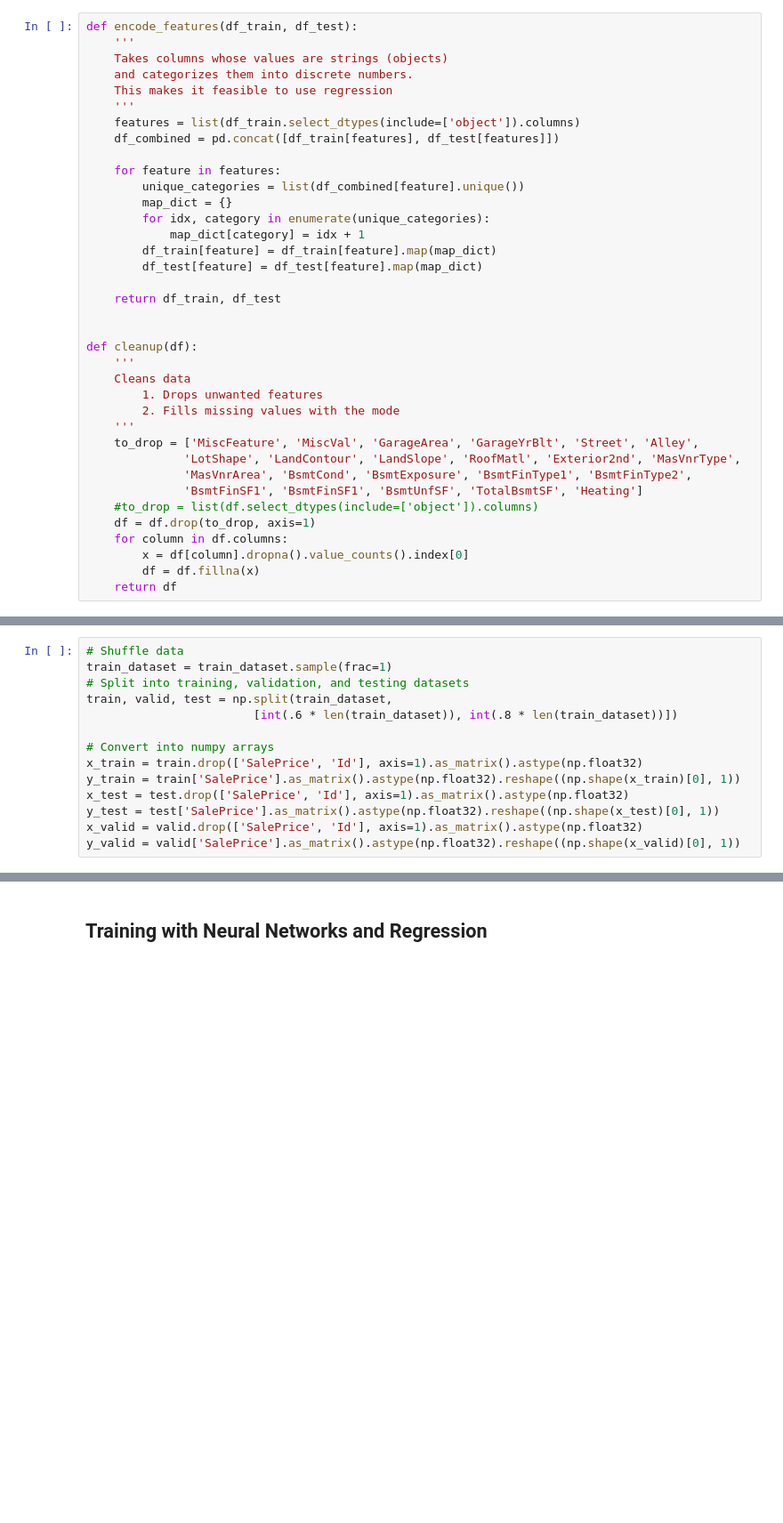
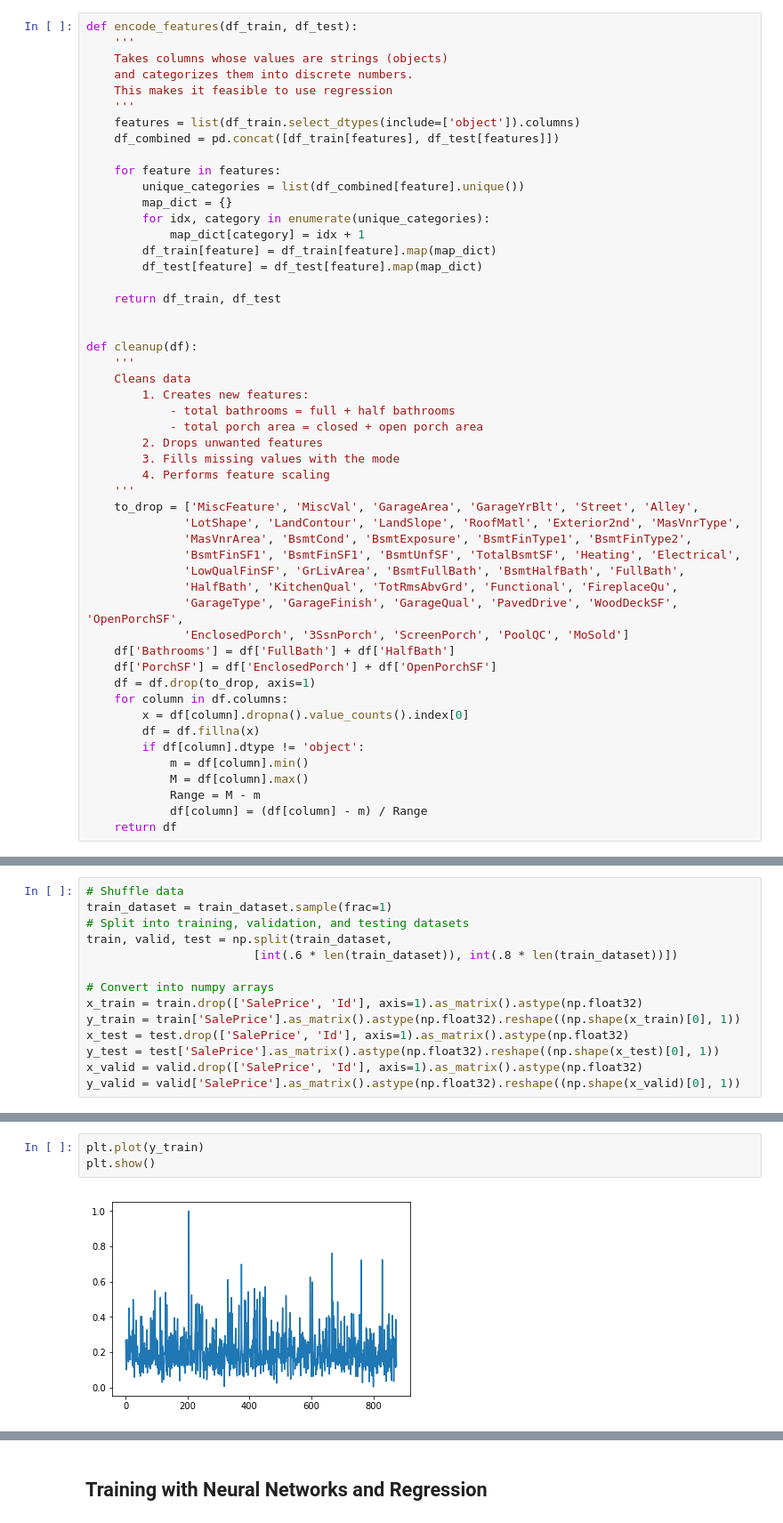
Before and after one commit to AparaV/kaggle-competitions, a Jupyter notebook: getting-started-house-prices/house_price_predictor.ipynb, the cells around one changed output, grey strips where cells are left out. Shown at 89% size. Cells and saved outputs as stored; diff of their text form; blank space fills up the shorter version.

```diff
--- a/getting-started-house-prices/house_price_predictor.ipynb
+++ b/getting-started-house-prices/house_price_predictor.ipynb
@@ -30,18 +33,32 @@ def encode_features(df_train, df_test):
 def cleanup(df):
     '''
     Cleans data
-        1. Drops unwanted features
-        2. Fills missing values with the mode
+        1. Creates new features:
+            - total bathrooms = full + half bathrooms
+            - total porch area = closed + open porch area
+        2. Drops unwanted features
+        3. Fills missing values with the mode
+        4. Performs feature scaling
     '''
     to_drop = ['MiscFeature', 'MiscVal', 'GarageArea', 'GarageYrBlt', 'Street', 'Alley',
               'LotShape', 'LandContour', 'LandSlope', 'RoofMatl', 'Exterior2nd', 'MasVnrType',
               'MasVnrArea', 'BsmtCond', 'BsmtExposure', 'BsmtFinType1', 'BsmtFinType2',
-              'BsmtFinSF1', 'BsmtFinSF1', 'BsmtUnfSF', 'TotalBsmtSF', 'Heating']
-    #to_drop = list(df.select_dtypes(include=['object']).columns)
+              'BsmtFinSF1', 'BsmtFinSF1', 'BsmtUnfSF', 'TotalBsmtSF', 'Heating', 'Electrical',
+              'LowQualFinSF', 'GrLivArea', 'BsmtFullBath', 'BsmtHalfBath', 'FullBath',
+              'HalfBath', 'KitchenQual', 'TotRmsAbvGrd', 'Functional', 'FireplaceQu',
+              'GarageType', 'GarageFinish', 'GarageQual', 'PavedDrive', 'WoodDeckSF', 'OpenPorchSF',
+              'EnclosedPorch', '3SsnPorch', 'ScreenPorch', 'PoolQC', 'MoSold']
+    df['Bathrooms'] = df['FullBath'] + df['HalfBath']
+    df['PorchSF'] = df['EnclosedPorch'] + df['OpenPorchSF']
     df = df.drop(to_drop, axis=1)
     for column in df.columns:
         x = df[column].dropna().value_counts().index[0]
         df = df.fillna(x)
+        if df[column].dtype != 'object':
+            m = df[column].min()
+            M = df[column].max()
+            Range = M - m
+            df[column] = (df[column] - m) / Range
     return df
 # %%
 data_dir = 'data'
@@ -138,0 +160,5 @@ KeyboardInterrupt:
+# %%
+plt.plot(y_train)
+plt.show()
+# %% [output]
+[figure, added]
```
Also changed, not shown: parts of 5 cells of this notebook.
